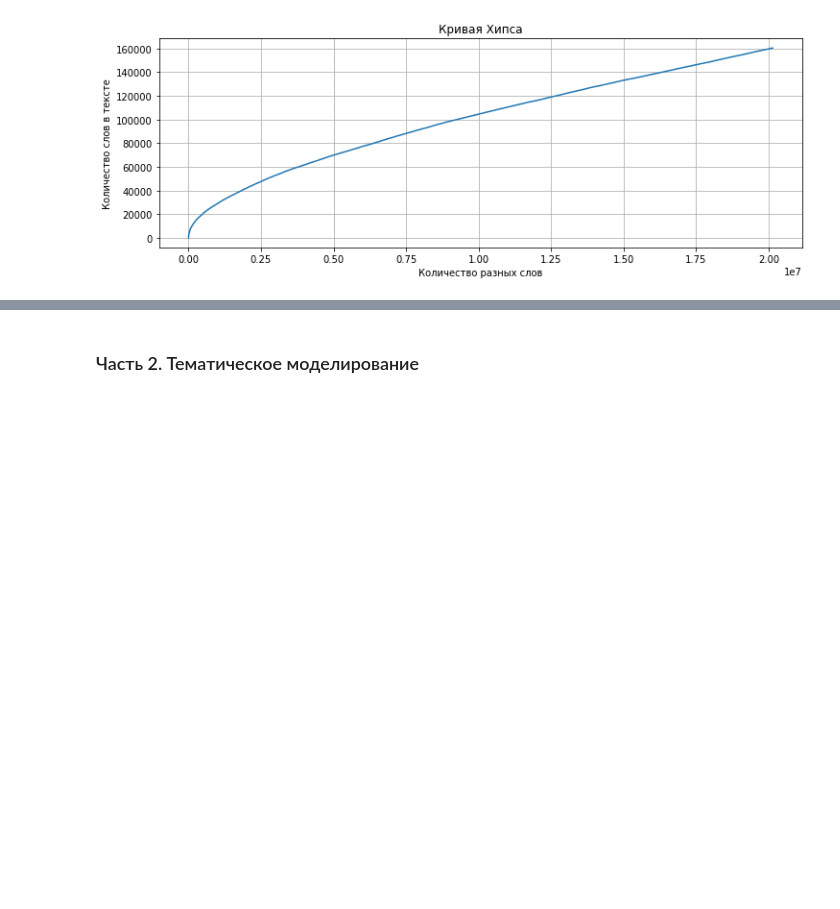
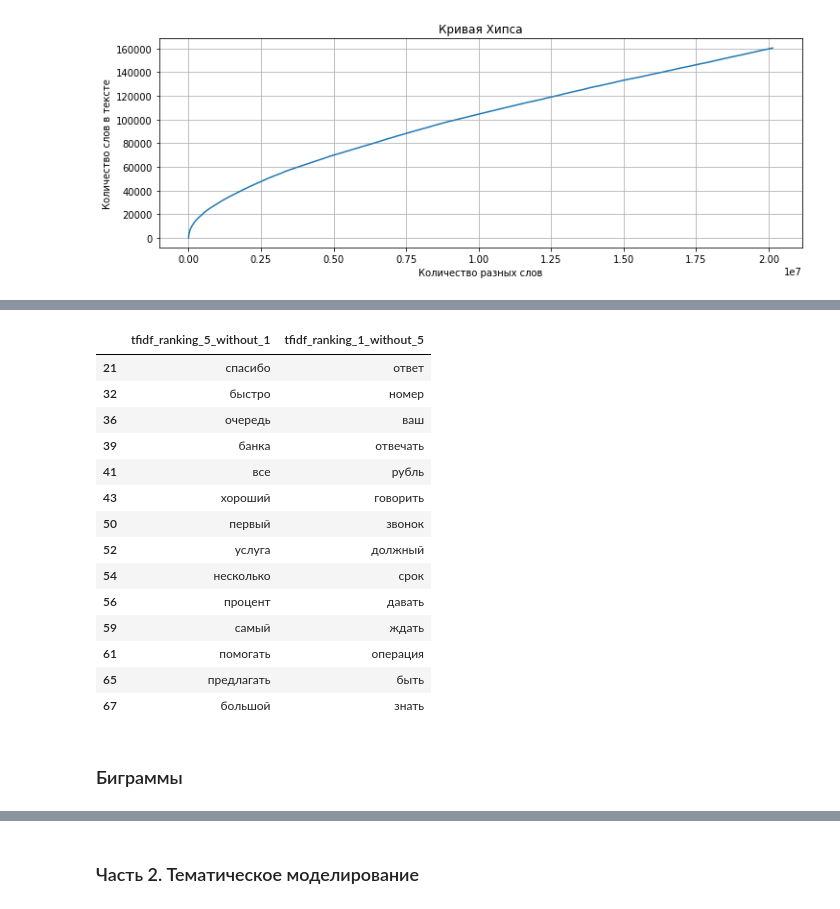
Before and after one commit to platypova/Netology_Data_Science, a Jupyter notebook: NLP/HW_1.ipynb, the cells around one changed output, grey strips where cells are left out. Drawn from its saved outputs; the diff is of its cells as text; code cells hidden in the pictures; blank space fills up the shorter version.

```diff
--- a/NLP/HW_1.ipynb
+++ b/NLP/HW_1.ipynb
@@ -501,0 +570,26 @@ plt.show()
+# %%
+tfidf = TfidfVectorizer(analyzer='word', ngram_range=(1,1), min_df = 0)
+tfidf_matrix =  tfidf.fit_transform([' '.join(tokens) for tokens in topic_tokens])
+feature_names = tfidf.get_feature_names()
+tfidf_ranking_5 = []
+tfidf_ranking_1 = []
+dense = tfidf_matrix.todense()
+
+text = dense[1].tolist()[0]
+phrase_scores = [pair for pair in zip(range(0, len(text)), text) if pair[1] > 0]
+sorted_phrase_scores = sorted(phrase_scores, key=lambda t: t[1] * -1)
+phrases = []
+
+for phrase, score in [(feature_names[word_id], score) for (word_id, score) in sorted_phrase_scores][:70]:
+    tfidf_ranking_5.append(phrase)
+
+text = dense[0].tolist()[0]
+phrase_scores = [pair for pair in zip(range(0, len(text)), text) if pair[1] > 0]
+sorted_phrase_scores = sorted(phrase_scores, key=lambda t: t[1] * -1)
+phrases = []
+
+for phrase, score in [(feature_names[word_id], score) for (word_id, score) in sorted_phrase_scores][:70]:
+    tfidf_ranking_1.append(phrase)
+# %%
+rank = pd.DataFrame({'tfidf_ranking_5': tfidf_ranking_5,'tfidf_ranking_1': tfidf_ranking_1})
+rank.head(10)
@@ -501,0 +610,23 @@ plt.show()
+# %%
+rank['tfidf_ranking_5_without_1']=rank.tfidf_ranking_5[~rank.tfidf_ranking_5.isin(rank.tfidf_ranking_1)]
+rank['tfidf_ranking_1_without_5']=rank.tfidf_ranking_1[~rank.tfidf_ranking_1.isin(rank.tfidf_ranking_5)]
+# %%
+rank.iloc[:,-2:].dropna()
+# %% [output]
+|  | tfidf_ranking_5_without_1 | tfidf_ranking_1_without_5 |
+| 21 | спасибо | ответ |
+| 32 | быстро | номер |
+| 36 | очередь | ваш |
+| 39 | банка | отвечать |
+| 41 | все | рубль |
+| 43 | хороший | говорить |
+| 50 | первый | звонок |
+| 52 | услуга | должный |
+| 54 | несколько | срок |
+| 56 | процент | давать |
+| 59 | самый | ждать |
+| 61 | помогать | операция |
+| 65 | предлагать | быть |
+| 67 | большой | знать |
+# %% [markdown]
+### Биграммы
```
Also changed, not shown: parts of 80 cells of this notebook.
